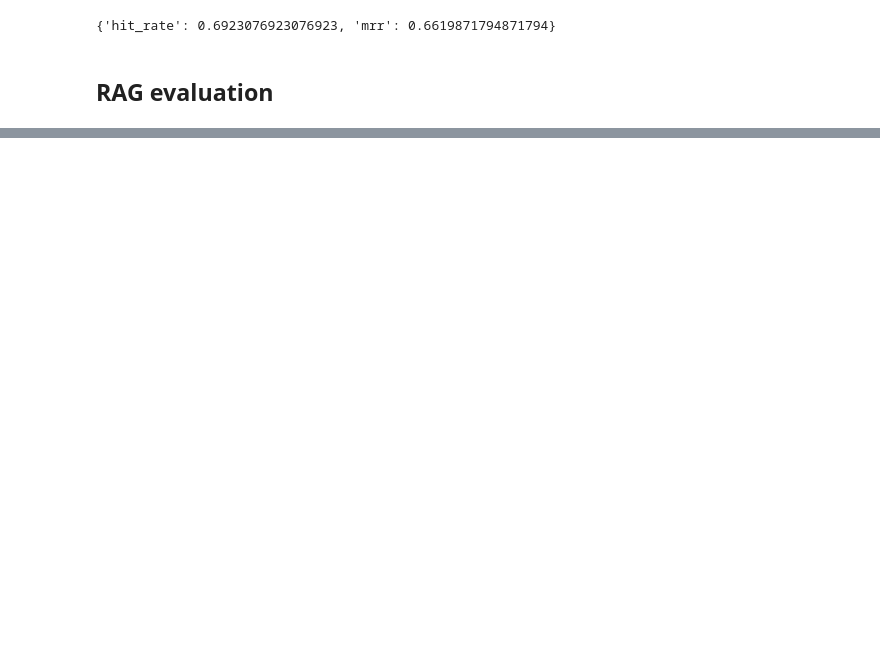
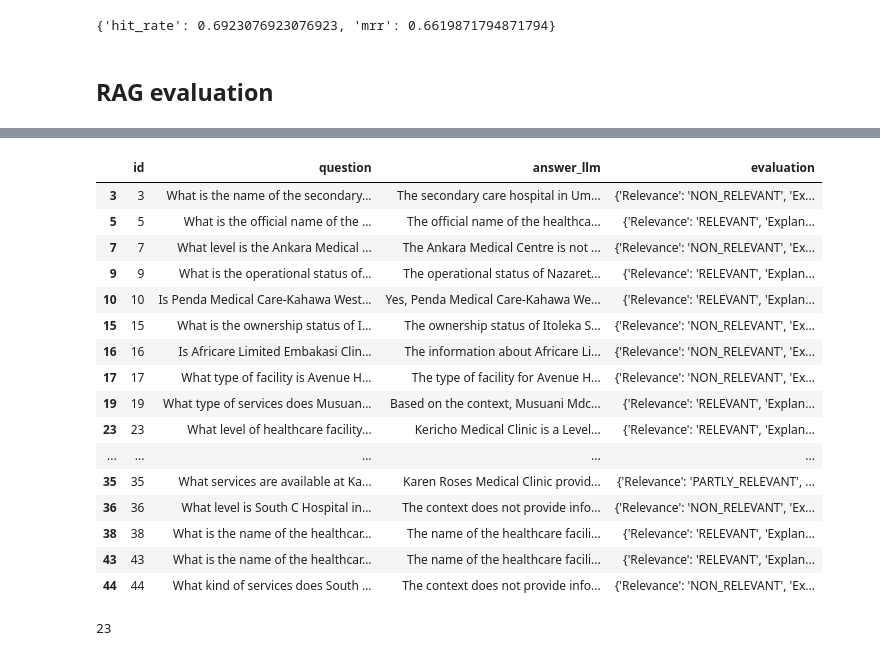
Before and after one commit to evans-nyang/healthcare-facilities, a Jupyter notebook: llm_health/healthdirllm/health_rag_flow.ipynb, the cells around one changed output, grey strips where cells are left out. Drawn from its saved outputs; the diff is of its cells as text; code cells hidden in the pictures; blank space fills up the shorter version.

Commit message:
#11 Implement rag flow evaluation; llm-as-a-judge

```diff
--- a/llm_health/healthdirllm/health_rag_flow.ipynb
+++ b/llm_health/healthdirllm/health_rag_flow.ipynb
@@ -474,0 +476,3 @@ len(ground_truth)
+# %%
+prompt = prompt2_template.format(question=record['question'], answer_llm=answer_llm)
+print(prompt)
@@ -474,0 +503,28 @@ len(ground_truth)
+# %%
+evaluations = []
+
+for record in tqdm(ground_truth):
+    id = record['id']
+
+    if id in evaluations:
+        continue
+
+    question = record['question']
+    answer_llm = rag(question)
+
+    prompt = prompt2_template.format(
+        question=record['question'],
+        answer_llm=answer_llm
+    )
+    evaluation = llm(prompt)
+    evaluation = json.loads(evaluation)
+
+    evaluations.append((record, answer_llm, evaluation))
+# %%
+df_eval = pd.DataFrame(evaluations, columns=['record', 'answer', 'evaluation'])
+# %%
+df_eval['id'] = df_eval['record'].apply(lambda x: x['id'])
+df_eval['question'] = df_eval['record'].apply(lambda x: x['question'])
+
+df_eval['relevance'] = df_eval['evaluation'].apply(lambda x: x['Relevance'])
+df_eval['explanation'] = df_eval['evaluation'].apply(lambda x: x['Explanation'])
@@ -474,0 +534,24 @@ len(ground_truth)
+# %%
+df_eval
+# %% [output]
+|  | id | question | answer_llm | evaluation |
+| 3 | 3 | What is the name of the secondary... | The secondary care hospital in Um... | {'Relevance': 'NON_RELEVANT', 'Ex... |
+| 5 | 5 | What is the official name of the ... | The official name of the healthca... | {'Relevance': 'RELEVANT', 'Explan... |
+| 7 | 7 | What level is the Ankara Medical ... | The Ankara Medical Centre is not ... | {'Relevance': 'NON_RELEVANT', 'Ex... |
+| 9 | 9 | What is the operational status of... | The operational status of Nazaret... | {'Relevance': 'RELEVANT', 'Explan... |
+| 10 | 10 | Is Penda Medical Care-Kahawa West... | Yes, Penda Medical Care-Kahawa We... | {'Relevance': 'RELEVANT', 'Explan... |
+| 15 | 15 | What is the ownership status of I... | The ownership status of Itoleka S... | {'Relevance': 'NON_RELEVANT', 'Ex... |
+| 16 | 16 | Is Africare Limited Embakasi Clin... | The information about Africare Li... | {'Relevance': 'NON_RELEVANT', 'Ex... |
+| 17 | 17 | What type of facility is Avenue H... | The type of facility for Avenue H... | {'Relevance': 'NON_RELEVANT', 'Ex... |
+| 19 | 19 | What type of services does Musuan... | Based on the context, Musuani Mdc... | {'Relevance': 'RELEVANT', 'Explan... |
+| 23 | 23 | What level of healthcare facility... | Kericho Medical Clinic is a Level... | {'Relevance': 'RELEVANT', 'Explan... |
+| ... | ... | ... | ... | ... |
+| 35 | 35 | What services are available at Ka... | Karen Roses Medical Clinic provid... | {'Relevance': 'PARTLY_RELEVANT', ... |
+| 36 | 36 | What level is South C Hospital in... | The context does not provide info... | {'Relevance': 'NON_RELEVANT', 'Ex... |
+| 38 | 38 | What is the name of the healthcar... | The name of the healthcare facili... | {'Relevance': 'RELEVANT', 'Explan... |
+| 43 | 43 | What is the name of the healthcar... | The name of the healthcare facili... | {'Relevance': 'RELEVANT', 'Explan... |
+| 44 | 44 | What kind of services does South ... | The context does not provide info... | {'Relevance': 'NON_RELEVANT', 'Ex... |
+# %%
+df_eval.relevance.value_counts()
+# %% [output]
+23
```
Also changed, not shown: parts of 12 cells of this notebook.
